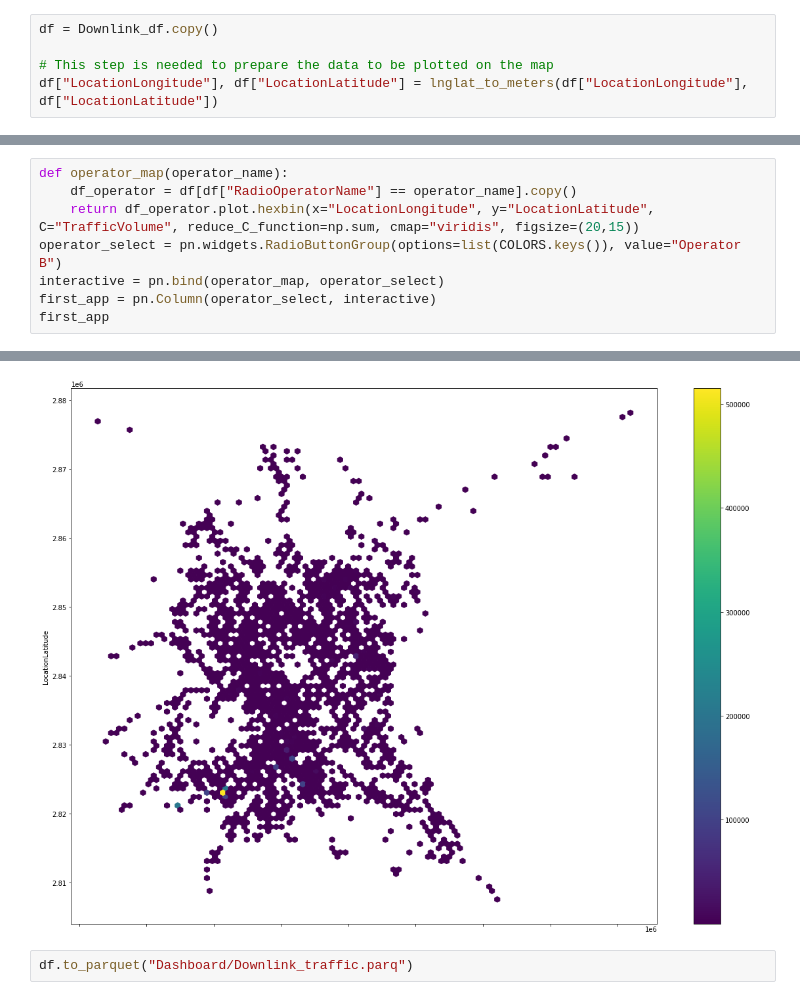
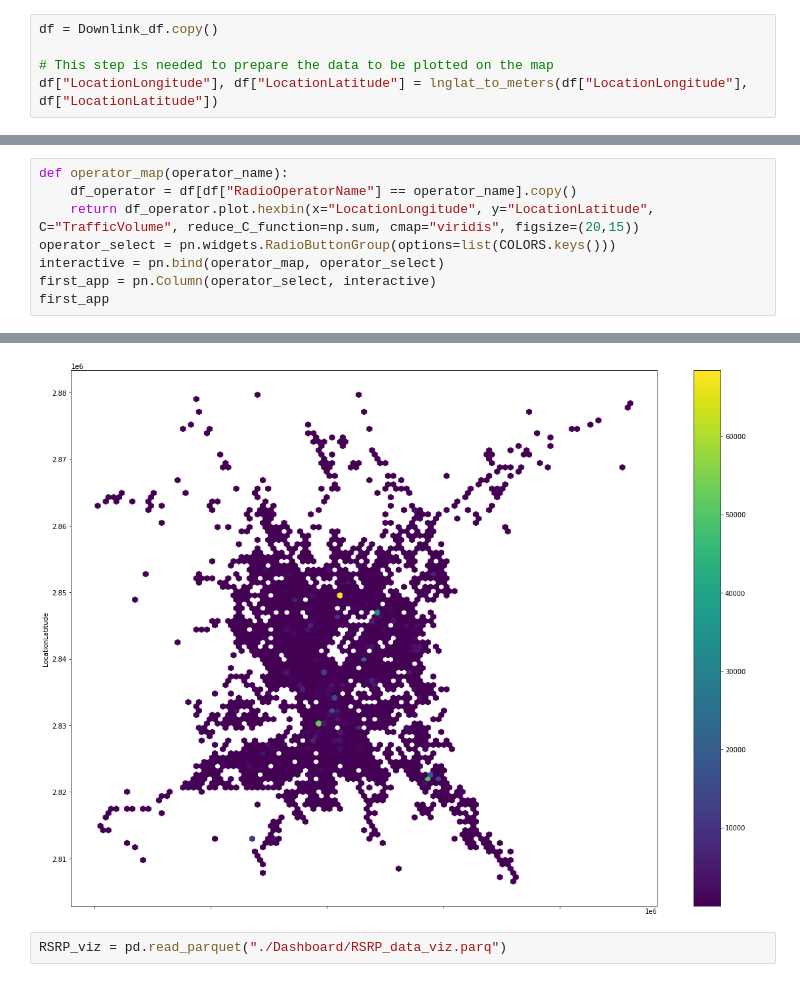
Before and after one commit to medhatfawzy/AI-Telecom, a Jupyter notebook: Traffic_Volume.ipynb, the cells around one changed output, grey strips where cells are left out. Drawn from its saved outputs; the diff is of its cells as text.

```diff
--- a/Traffic_Volume.ipynb
+++ b/Traffic_Volume.ipynb
@@ -403,13 +406,13 @@ first_app
 # %%
 def operator_map(operator_name):
     df_operator = df[df["RadioOperatorName"] == operator_name].copy()
     return df_operator.plot.hexbin(x="LocationLongitude", y="LocationLatitude", C="TrafficVolume", reduce_C_function=np.sum, cmap="viridis", figsize=(20,15))
-operator_select = pn.widgets.RadioButtonGroup(options=list(COLORS.keys()), value="Operator B")
+operator_select = pn.widgets.RadioButtonGroup(options=list(COLORS.keys()))
 interactive = pn.bind(operator_map, operator_select)
 first_app = pn.Column(operator_select, interactive)
 first_app
 # %% [output]
 [interactive output not drawn]
-[figure, old version]
+[figure, new version]
-# %%
-df.to_parquet("Dashboard/Downlink_traffic.parq")
+# %%
+RSRP_viz = pd.read_parquet("./Dashboard/RSRP_data_viz.parq")
```
Also changed, not shown: parts of 8 cells of this notebook, 3 other files.
